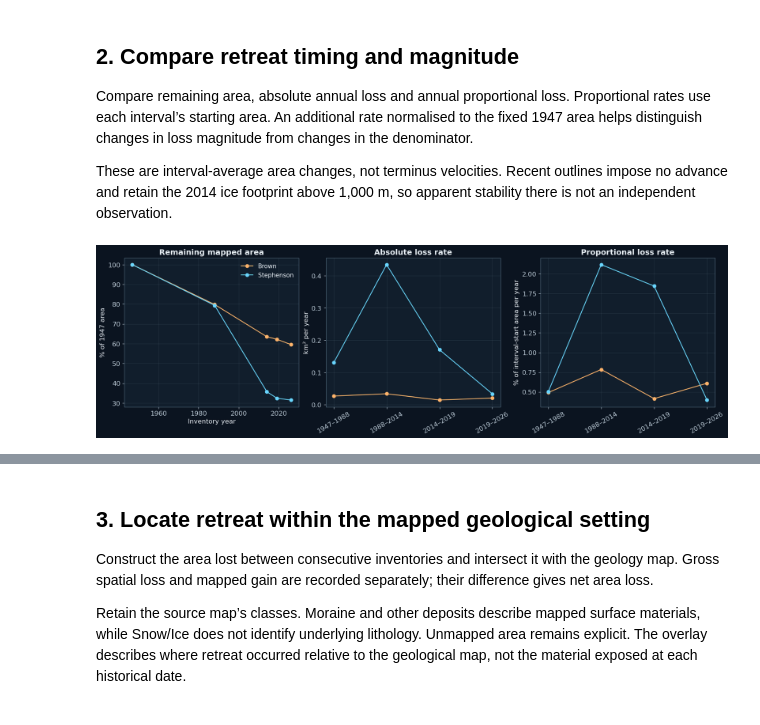
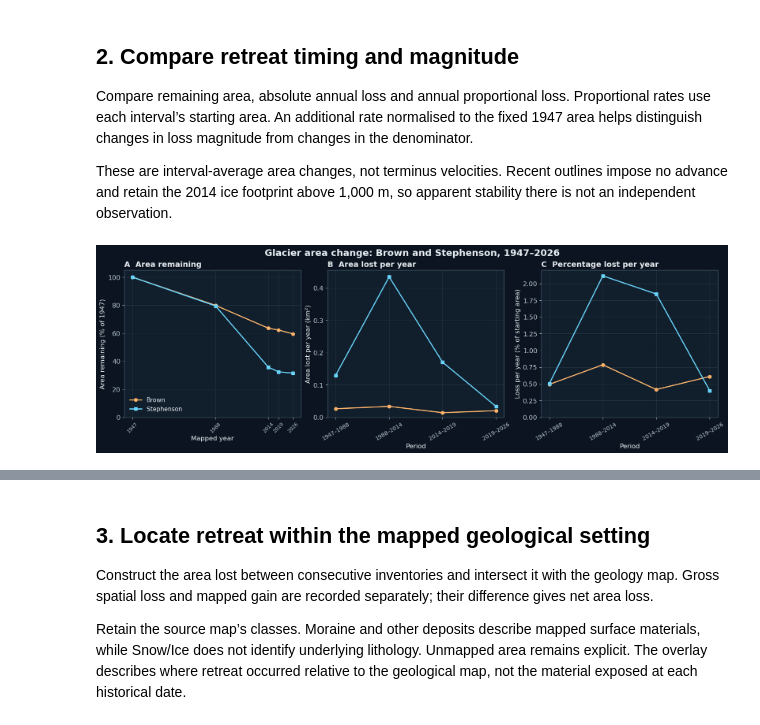
Before and after one commit to University-of-Tasmania-GPSS/AT3_Group2_2026, a Jupyter notebook: 08_Integration&Synthesis.ipynb, the cells around one changed output, grey strips where cells are left out. Cells and saved outputs as stored; diff of their text form; code cells hidden in the pictures.

```diff
--- a/08_Integration&Synthesis.ipynb
+++ b/08_Integration&Synthesis.ipynb
@@ -114,49 +132,53 @@ These are interval-average area changes, not terminus velocities. Recent outline
 # %%
 ## Compare total loss and annualised retreat ##
 
 area = history.pivot(
     index = "year", columns = "name_1", values = "area_km2").loc[years, names]
 
 remaining = 100 * area.div(area.loc[1947])
 retreat = retreat.sort_values(["start_year", "name_1"])
 
 retreat["annual_loss_pct_1947_area"] = [
     100 * row.annual_loss_km2 / area.loc[1947, row.name_1]
     for row in retreat.itertuples()]
 
 periods = retreat.drop_duplicates("start_year").period.tolist()
+markers = {"Brown": "o", "Stephenson": "s"}
 
 fig, axes = plt.subplots(
-    1, 3, figsize = (16, 4.8), layout = "constrained")
+    1, 3, figsize = (16, 5.2), layout = "constrained")
+fig.suptitle("Glacier area change: Brown and Stephenson, 1947–2026",
+    fontsize = 17, fontweight = "semibold")
 
 for name in names:
-    axes[0].plot(years, remaining[name], "-o",
-        color = colours[name], label = name)
+    axes[0].plot(years, remaining[name], marker = markers[name],
+        color = colours[name], linewidth = 2, label = name)
 
     part = retreat.loc[retreat.name_1.eq(name)]
-    axes[1].plot(part.period, part.annual_loss_km2, "-o",
-        color = colours[name])
-    axes[2].plot(part.period, part.annual_loss_percent, "-o",
-        color = colours[name])
+    axes[1].plot(part.period, part.annual_loss_km2,
+        marker = markers[name], color = colours[name], linewidth = 2)
+    axes[2].plot(part.period, part.annual_loss_percent,
+        marker = markers[name], color = colours[name], linewidth = 2)
 
-axes[0].set(title = "Remaining mapped area",
-    ylabel = "% of 1947 area", xlabel = "Inventory year")
-axes[1].set(title = "Absolute loss rate", ylabel = "km² per year")
-axes[2].set(title = "Proportional loss rate",
-    ylabel = "% of interval-start area per year")
-axes[0].legend()
+axes[0].set_title("A  Area remaining", loc = "left")
+axes[0].set(ylabel = "Area remaining (% of 1947)",
+    xlabel = "Mapped year", ylim = (0, 105))
+axes[0].set_xticks(years)
+axes[0].tick_params(axis = "x", rotation = 45, labelsize = 9)
+axes[0].legend(loc = "lower left", fontsize = 11)
+
+axes[1].set_title("B  Area lost per year", loc = "left")
+axes[1].set(ylabel = "Area lost per year (km²)", xlabel = "Period")
+axes[2].set_title("C  Percentage lost per year", loc = "left")
+axes[2].set(ylabel = "Loss per year (% of starting area)", xlabel = "Period")
 
 for ax in axes:
     ax.grid(alpha = 0.15)
 for ax in axes[1:]:
-    ax.tick_params(axis = "x", rotation = 30)
+    ax.set_ylim(bottom = 0)
+    ax.tick_params(axis = "x", rotation = 30, labelsize = 10)
 
 save_figure(fig, "01_retreat_timing")
-
 retreat.to_csv(synthesis_dir / "retreat_comparison.csv", index = False)
-
-display(retreat[["name_1", "period", "area_loss_km2", "area_loss_percent",
-    "annual_loss_km2", "annual_loss_percent",
-    "annual_loss_pct_1947_area"]].round(3))
 # %% [output]
-[figure, old version]
+[figure, new version]
```
Also changed, not shown: parts of 53 cells of this notebook, 17 other files.
